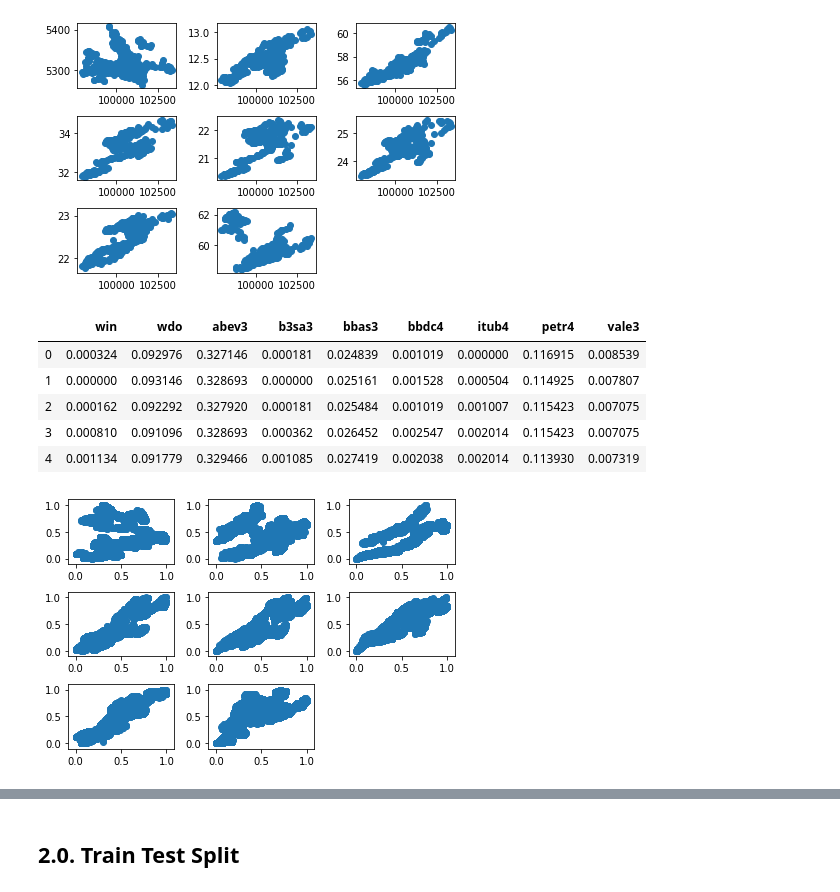
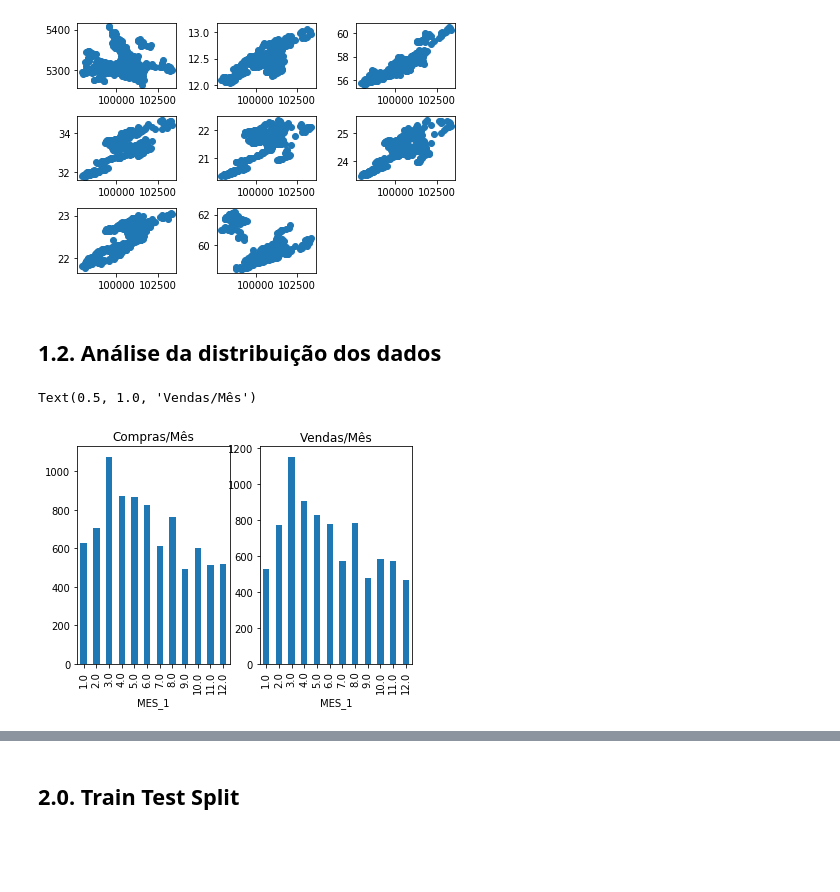
Before and after one commit to audelianoli/stock_market_predition_w_blue_chips, a Jupyter notebook: eda.ipynb, the cells around one changed output, grey strips where cells are left out. Saved outputs shown, nothing was run; the diff lists cells and outputs as text; code cells hidden in the pictures; blank space fills up the shorter version.

Commit message:
analise da distribuicao dos dados

```diff
--- a/eda.ipynb
+++ b/eda.ipynb
@@ -47,0 +49,3 @@ df.head()
+# %%
+df['TARGET_WIN'] = df['CLOSE_1'].diff(periods=horizon).shift(-horizon)
+df.head(5)
@@ -194,58 +196,17 @@ plt.scatter(df_corr[-500:].win, df_corr[-500:].vale3)
 plt.tight_layout()
 # %% [output]
 [figure]
-# %%
-# Aplicando a normalização em todas as colunas.
-
-#scaler = StandardScaler()
-scaler = MinMaxScaler()
-df_corr_n = scaler.fit_transform(df_corr)
-df_corr_n = pd.DataFrame(df_corr_n)
-
-df_corr_n.columns = ['win',
-                   'wdo',
-                   'abev3',
-                   'b3sa3',
-                   'bbas3',
-                   'bbdc4',
-                   'itub4',
-                   'petr4',
-                   'vale3']
-
-df_corr_n.head()
-# %% [output]
-|  | win | wdo | abev3 | b3sa3 | bbas3 | bbdc4 | itub4 | petr4 | vale3 |
-| 0 | 0.000324 | 0.092976 | 0.327146 | 0.000181 | 0.024839 | 0.001019 | 0.000000 | 0.116915 | 0.008539 |
-| 1 | 0.000000 | 0.093146 | 0.328693 | 0.000000 | 0.025161 | 0.001528 | 0.000504 | 0.114925 | 0.007807 |
-| 2 | 0.000162 | 0.092292 | 0.327920 | 0.000181 | 0.025484 | 0.001019 | 0.001007 | 0.115423 | 0.007075 |
-| 3 | 0.000810 | 0.091096 | 0.328693 | 0.000362 | 0.026452 | 0.002547 | 0.002014 | 0.115423 | 0.007075 |
-| 4 | 0.001134 | 0.091779 | 0.329466 | 0.001085 | 0.027419 | 0.002038 | 0.002014 | 0.113930 | 0.007319 |
-# %%
-plt.figure(1)
-plt.subplot(3,3,1)
-plt.scatter(df_corr_n.win, df_corr_n.wdo)
-
-plt.subplot(3,3,2)
-plt.scatter(df_corr_n.win, df_corr_n.abev3)
-
-plt.subplot(3,3,3)
-plt.scatter(df_corr_n.win, df_corr_n.b3sa3)
-
-plt.subplot(3,3,4)
-plt.scatter(df_corr_n.win, df_corr_n.bbas3)
-
-plt.subplot(3,3,5)
-plt.scatter(df_corr_n.win, df_corr_n.bbdc4)
-
-plt.subplot(3,3,6)
-plt.scatter(df_corr_n.win, df_corr_n.itub4)
-
-plt.subplot(3,3,7)
-plt.scatter(df_corr_n.win, df_corr_n.petr4)
-
-plt.subplot(3,3,8)
-plt.scatter(df_corr_n.win, df_corr_n.vale3)
-
-plt.tight_layout()
-# %% [output]
-[figure, removed]
+# %% [markdown]
+## 1.2. Análise da distribuição dos dados
+# %%
+df_buy = df[df['TARGET_WIN'] >= configs['dataset']['buy']]
+df_sell = df[df['TARGET_WIN'] <= configs['dataset']['sell']]
+# %%
+plt.figure(1)
+plt.subplot(1,2,1)
+df_buy.groupby(['MES_1']).size().plot.bar().set_title('Compras/Mês')
+plt.subplot(1,2,2)
+df_sell.groupby(['MES_1']).size().plot.bar().set_title('Vendas/Mês')
+# %% [output]
+Text(0.5, 1.0, 'Vendas/Mês')
+[figure, added]
```
Also changed, not shown: parts of 28 cells of this notebook, 3 other files.
